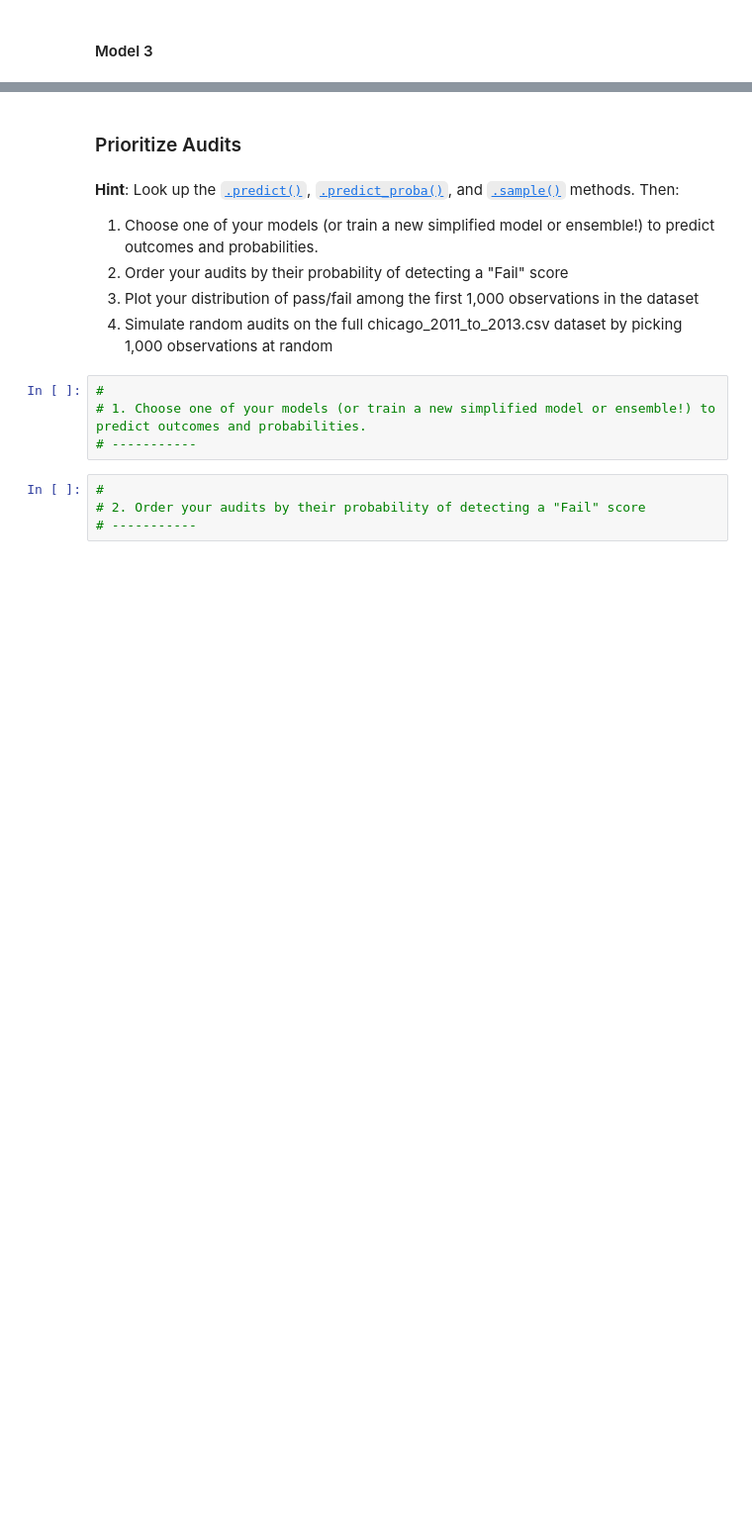
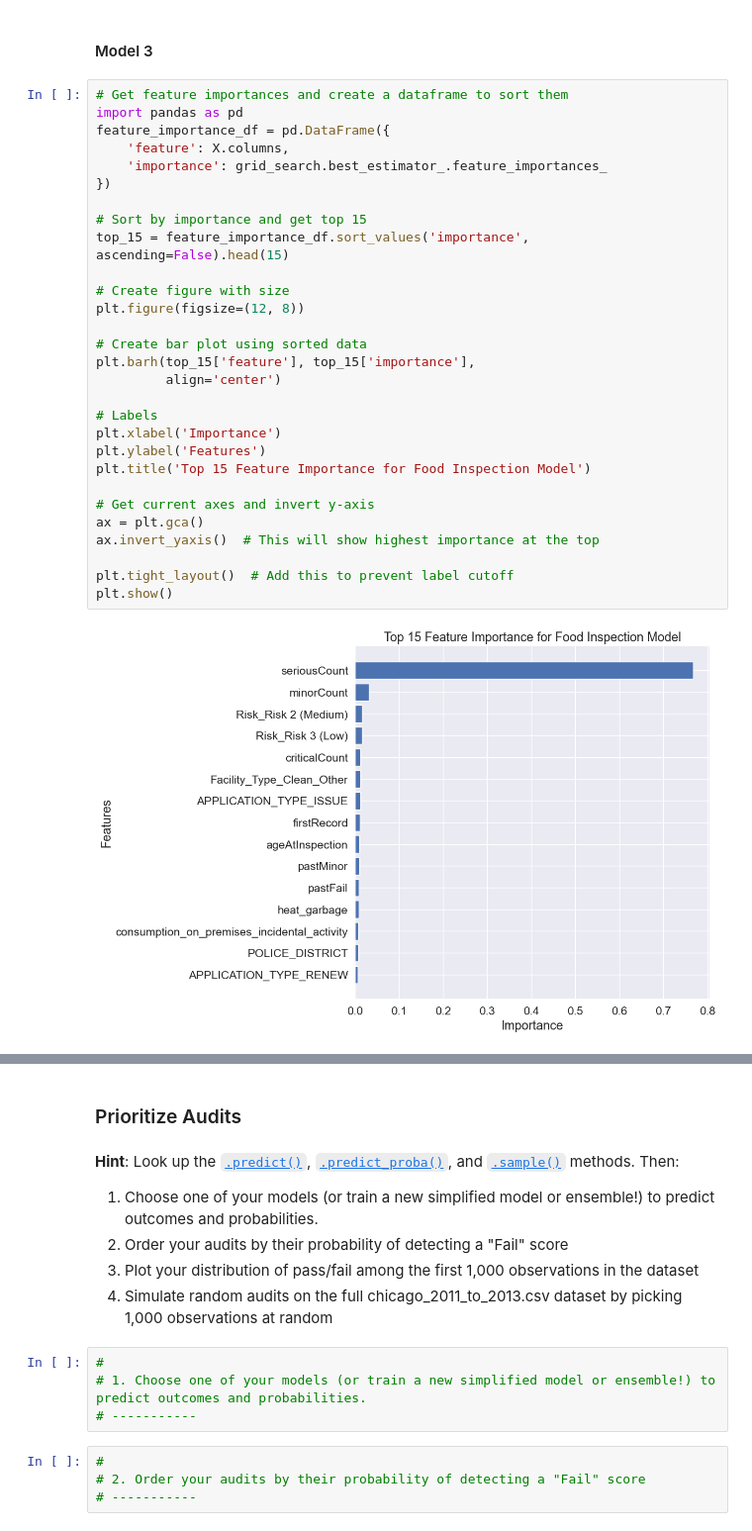
Before and after one commit to cindyalvar/Computational-Social-Science-Projects, a Jupyter notebook: Project 3/Project 3_Alvarez.ipynb, the cells around one changed output, grey strips where cells are left out. Shown at 99% size. Saved outputs shown, nothing was run; the diff lists cells and outputs as text; blank space fills up the shorter version.

```diff
--- a/Project 3/Project 3_Alvarez.ipynb
+++ b/Project 3/Project 3_Alvarez.ipynb
@@ -720,2 +774,33 @@ plt.show()
 # %% [markdown]
 #### Model 3
+# %%
+# Get feature importances and create a dataframe to sort them
+import pandas as pd
+feature_importance_df = pd.DataFrame({
+    'feature': X.columns,
+    'importance': grid_search.best_estimator_.feature_importances_
+})
+
+# Sort by importance and get top 15
+top_15 = feature_importance_df.sort_values('importance', ascending=False).head(15)
+
+# Create figure with size
+plt.figure(figsize=(12, 8))
+
+# Create bar plot using sorted data
+plt.barh(top_15['feature'], top_15['importance'],
+         align='center')
+
+# Labels
+plt.xlabel('Importance')
+plt.ylabel('Features')
+plt.title('Top 15 Feature Importance for Food Inspection Model')
+
+# Get current axes and invert y-axis
+ax = plt.gca()
+ax.invert_yaxis()  # This will show highest importance at the top
+
+plt.tight_layout()  # Add this to prevent label cutoff
+plt.show()
+# %% [output]
+[figure, added]
```
Also changed, not shown: parts of 12 cells of this notebook.
